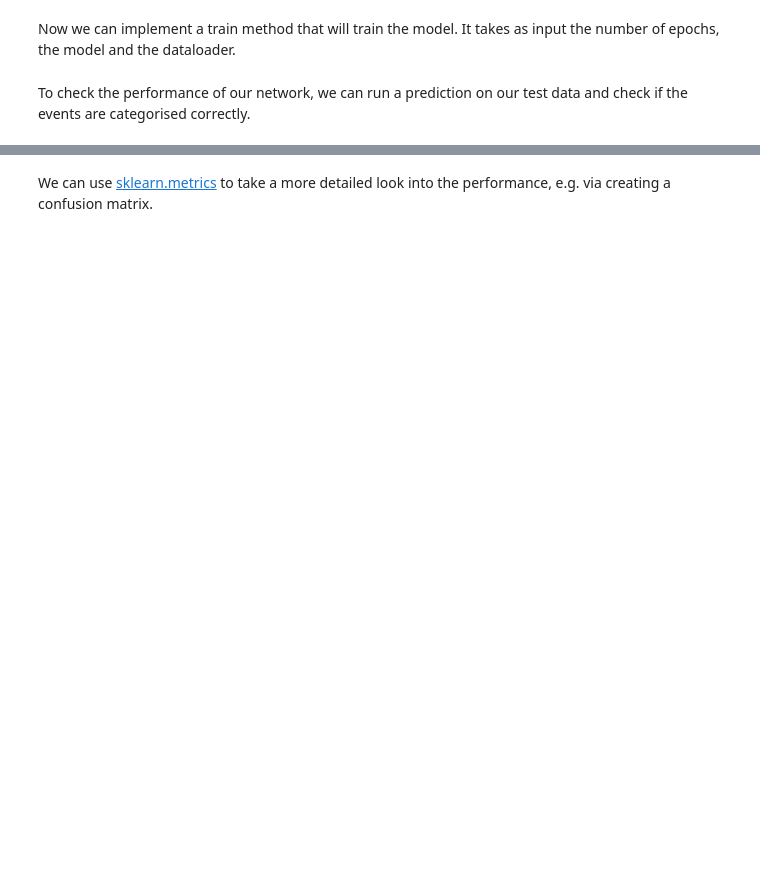
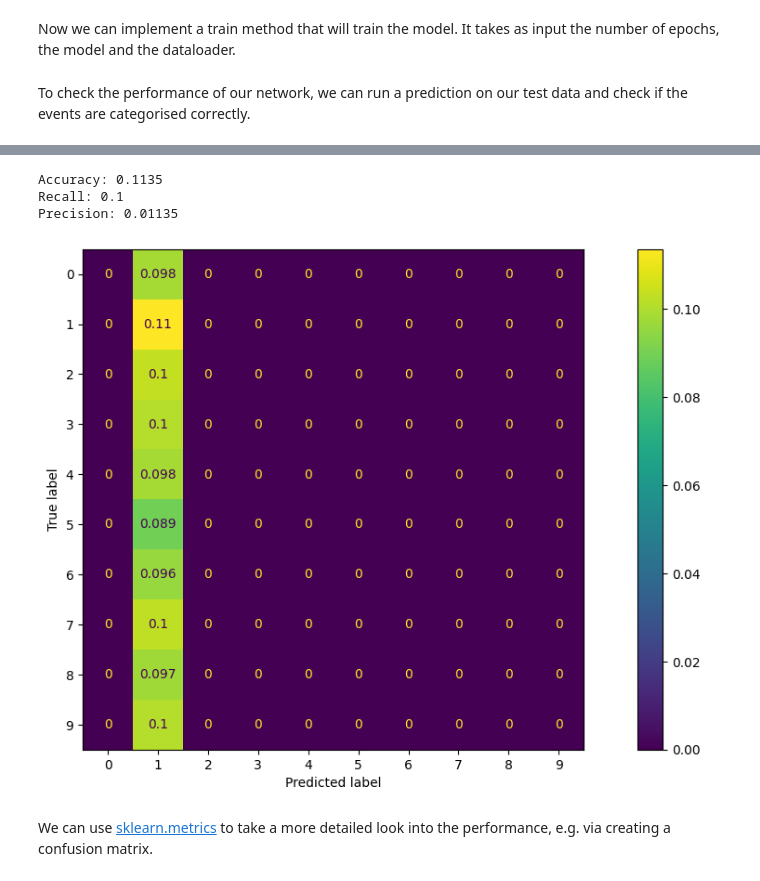
Before and after one commit to dnwerner/workshop_erum_DL_basics, a Jupyter notebook: CNN_Exercise_1.ipynb, the cells around one changed output, grey strips where cells are left out. Drawn from its saved outputs; the diff is of its cells as text; code cells hidden in the pictures; blank space fills up the shorter version.

```diff
--- a/CNN_Exercise_1.ipynb
+++ b/CNN_Exercise_1.ipynb
@@ -118,14 +125,14 @@ class CNN(nn.Module):
   def __init__(self):
     super(CNN, self).__init__()
         #TODO: define the layers
-    self.conv1 = nn.Conv2d(in_channels=1, out_channels=6, kernel_size=5, stride=1, padding=2)
-    self.conv2 = # implement this
+    self.conv1 = nn.Conv2d(in_channels=1, out_channels=6,  kernel_size=5, stride=1, padding=2)
+    self.conv2 = nn.Conv2d(in_channels=6, out_channels=16, kernel_size=5, stride=1, padding=0)
     self.pooling1 = nn.AvgPool2d(kernel_size=2, stride=2, padding=0)
-    self.pooling2 = #implement this
+    self.pooling2 = nn.AvgPool2d(kernel_size=2, stride=2, padding=0)
 
-
-    self.fully_connected1 = nn.Linear(in_features=?, out_features=?)
-
+    self.fully_connected1 = nn.Linear(in_features=5*5*16, out_features=120)
+    self.fully_connected2 = nn.Linear(in_features=120, out_features=84)
+    self.fully_connected3 = nn.Linear(in_features=84,out_features=10)
 
   def forward(self, x):
       # Pass data through conv1
@@ -133,12 +140,16 @@ class CNN(nn.Module):
     x = F.sigmoid(x)
     x = self.pooling1(x)
 
-    # please complete
+    x = self.conv2(x)
+    x = F.sigmoid(x)
+    x = self.pooling2(x)
 
     x = torch.flatten(x, 1)
     x = self.fully_connected1(x)
 
-    # please complete
+    x = torch.sigmoid(x)
+    x = self.fully_connected2(x)
+    x = torch.sigmoid(x)
 
     x = self.fully_connected3(x)
 
@@ -190,7 +285,7 @@ def train(num_epochs, cnn, loaders):
             # apply update
             optimizer.step()
 
-num_epochs = 10
+num_epochs = 12
 train(num_epochs, cnn, loaders)
 #train_losses, val_losses, train_accuracy, val_accuracy = train(num_epochs, cnn, loaders)  # if you log metrices in the training loop you get them here. (We will do this in exercise 2)
 # %% [markdown]
@@ -220,3 +328,28 @@ for i, label in enumerate(test_label[:10]):
+# %%
+from sklearn.metrics import confusion_matrix, ConfusionMatrixDisplay
+
+# Create confusion matrix and normalizes it over predicted (columns)
+confusion = confusion_matrix(test_label.numpy(), test_prediction.numpy(), normalize='pred')
+
+# Accuracy, Recall, Precision
+from sklearn.metrics import accuracy_score, recall_score, precision_score
+accuracy_score = accuracy_score(test_label.numpy(), test_prediction.numpy())
+recall_score = recall_score(test_label.numpy(), test_prediction.numpy(), average='macro')
+precision_score = precision_score(test_label.numpy(), test_prediction.numpy(), average='macro')
+
+print(f"Accuracy: {accuracy_score}")
+print(f"Recall: {recall_score}")
+print(f"Precision: {precision_score}")
+
+# Create a plot of the confusion matrix
+fig, ax = plt.subplots(figsize=(15, 7))
+ConfusionMatrixDisplay(confusion).plot(ax=ax)
+plt.show()
+# %% [output]
+Accuracy: 0.1135
+Recall: 0.1
+Precision: 0.01135
+[figure, added]
 # %% [markdown]
 We can use [sklearn.metrics] to take a more detailed look into the performance, e.g. via creating a confusion matrix.
 
```
Also changed, not shown: parts of 11 cells of this notebook.
